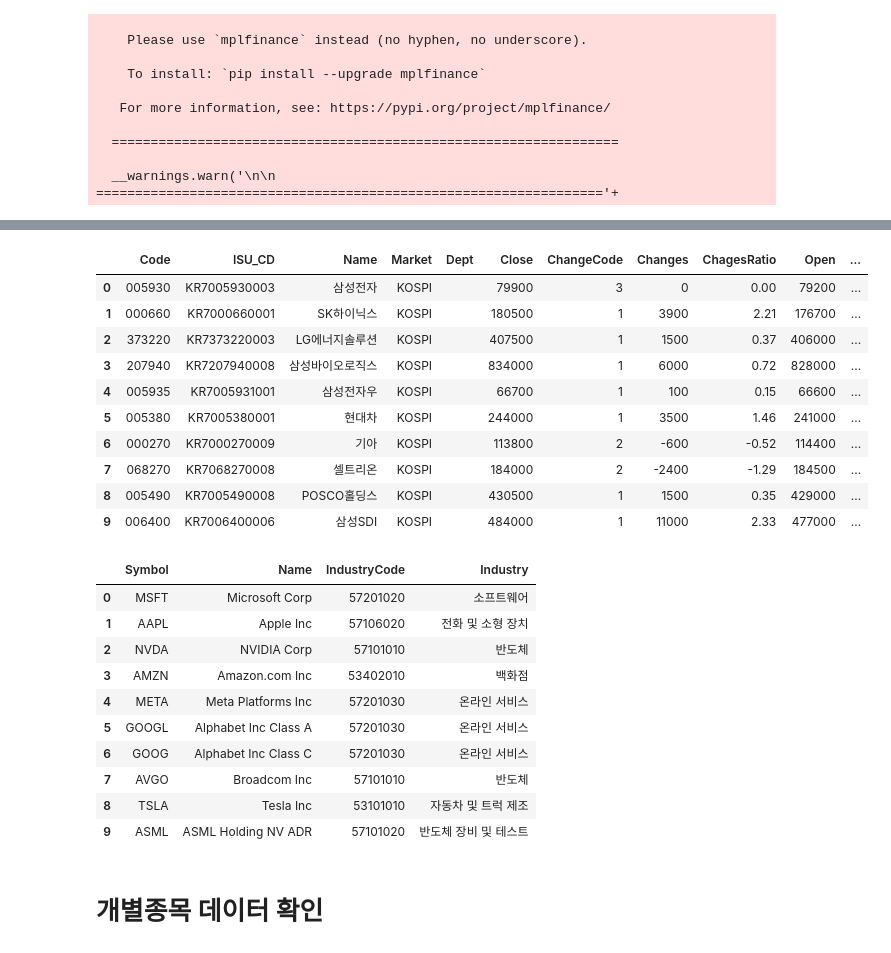
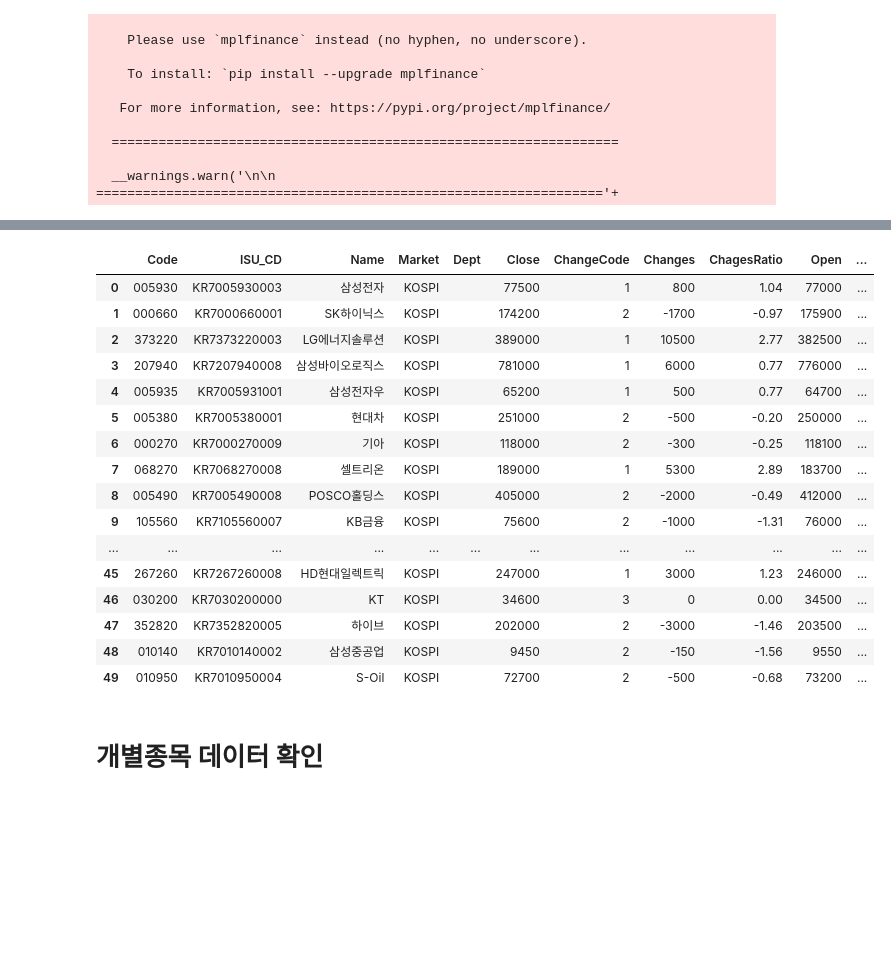
Before and after one commit to iop2000win/Stock_Analysis, a Jupyter notebook: Stock_Analysis.ipynb, the cells around one changed output, grey strips where cells are left out. Drawn from its saved outputs; the diff is of its cells as text; code cells hidden in the pictures; blank space fills up the shorter version.

```diff
--- a/Stock_Analysis.ipynb
+++ b/Stock_Analysis.ipynb
@@ -53,40 +33,35 @@ Successfully installed mplfinance-0.12.10b0
 # %%
 # 코스피 상위 10개 종목 확인
-kospi_list_df = fdr.StockListing('KOSPI')[:10]
+kospi_list_df = fdr.StockListing('KOSPI')[:50]
 display(kospi_list_df)
 
-nasdaq_list_df = fdr.StockListing('NASDAQ')[:10]
-display(nasdaq_list_df)
+# nasdaq_list_df = fdr.StockListing('NASDAQ')[:10]
+# display(nasdaq_list_df)
 
 # 암호화폐의 경우, 종목 리스트 조회 기능은 따로 없는 것 같고,
 # 지원 심볼: ['BTC', 'ETH', 'USDT', 'BNB', 'USDC', 'XRP', 'BUSD', 'ADA', 'SOL', 'DOGE']
 # 위 리스트 데이터만 제공하는 듯 - 대표적인 비트코인, 이더리움, 맆ㄹ 정도만 조회 해보겠음
 
 # 암호화폐의 국내 / 미국 가격 차이를 비교하기 위해선 환율 정보도 필요하므로, 환율 데이터도 로드
 # 환율 심볼: 'USD/KRW'
 # %% [output]
 |  | Code | ISU_CD | Name | Market | Dept | Close | ChangeCode | Changes | ChagesRatio | Open | ... |
-| 0 | 005930 | KR7005930003 | 삼성전자 | KOSPI |  | 79900 | 3 | 0 | 0.00 | 79200 | ... |
-| 1 | 000660 | KR7000660001 | SK하이닉스 | KOSPI |  | 180500 | 1 | 3900 | 2.21 | 176700 | ... |
-| 2 | 373220 | KR7373220003 | LG에너지솔루션 | KOSPI |  | 407500 | 1 | 1500 | 0.37 | 406000 | ... |
-| 3 | 207940 | KR7207940008 | 삼성바이오로직스 | KOSPI |  | 834000 | 1 | 6000 | 0.72 | 828000 | ... |
-| 4 | 005935 | KR7005931001 | 삼성전자우 | KOSPI |  | 66700 | 1 | 100 | 0.15 | 66600 | ... |
-| 5 | 005380 | KR7005380001 | 현대차 | KOSPI |  | 244000 | 1 | 3500 | 1.46 | 241000 | ... |
-| 6 | 000270 | KR7000270009 | 기아 | KOSPI |  | 113800 | 2 | -600 | -0.52 | 114400 | ... |
-| 7 | 068270 | KR7068270008 | 셀트리온 | KOSPI |  | 184000 | 2 | -2400 | -1.29 | 184500 | ... |
-| 8 | 005490 | KR7005490008 | POSCO홀딩스 | KOSPI |  | 430500 | 1 | 1500 | 0.35 | 429000 | ... |
-| 9 | 006400 | KR7006400006 | 삼성SDI | KOSPI |  | 484000 | 1 | 11000 | 2.33 | 477000 | ... |
+| 0 | 005930 | KR7005930003 | 삼성전자 | KOSPI |  | 77500 | 1 | 800 | 1.04 | 77000 | ... |
+| 1 | 000660 | KR7000660001 | SK하이닉스 | KOSPI |  | 174200 | 2 | -1700 | -0.97 | 175900 | ... |
+| 2 | 373220 | KR7373220003 | LG에너지솔루션 | KOSPI |  | 389000 | 1 | 10500 | 2.77 | 382500 | ... |
+| 3 | 207940 | KR7207940008 | 삼성바이오로직스 | KOSPI |  | 781000 | 1 | 6000 | 0.77 | 776000 | ... |
+| 4 | 005935 | KR7005931001 | 삼성전자우 | KOSPI |  | 65200 | 1 | 500 | 0.77 | 64700 | ... |
+| 5 | 005380 | KR7005380001 | 현대차 | KOSPI |  | 251000 | 2 | -500 | -0.20 | 250000 | ... |
+| 6 | 000270 | KR7000270009 | 기아 | KOSPI |  | 118000 | 2 | -300 | -0.25 | 118100 | ... |
+| 7 | 068270 | KR7068270008 | 셀트리온 | KOSPI |  | 189000 | 1 | 5300 | 2.89 | 183700 | ... |
+| 8 | 005490 | KR7005490008 | POSCO홀딩스 | KOSPI |  | 405000 | 2 | -2000 | -0.49 | 412000 | ... |
+| 9 | 105560 | KR7105560007 | KB금융 | KOSPI |  | 75600 | 2 | -1000 | -1.31 | 76000 | ... |
+| ... | ... | ... | ... | ... | ... | ... | ... | ... | ... | ... | ... |
+| 45 | 267260 | KR7267260008 | HD현대일렉트릭 | KOSPI |  | 247000 | 1 | 3000 | 1.23 | 246000 | ... |
+| 46 | 030200 | KR7030200000 | KT | KOSPI |  | 34600 | 3 | 0 | 0.00 | 34500 | ... |
+| 47 | 352820 | KR7352820005 | 하이브 | KOSPI |  | 202000 | 2 | -3000 | -1.46 | 203500 | ... |
+| 48 | 010140 | KR7010140002 | 삼성중공업 | KOSPI |  | 9450 | 2 | -150 | -1.56 | 9550 | ... |
+| 49 | 010950 | KR7010950004 | S-Oil | KOSPI |  | 72700 | 2 | -500 | -0.68 | 73200 | ... |
-|  | Symbol | Name | IndustryCode | Industry |
-| 0 | MSFT | Microsoft Corp | 57201020 | 소프트웨어 |
-| 1 | AAPL | Apple Inc | 57106020 | 전화 및 소형 장치 |
-| 2 | NVDA | NVIDIA Corp | 57101010 | 반도체 |
-| 3 | AMZN | Amazon.com Inc | 53402010 | 백화점 |
-| 4 | META | Meta Platforms Inc | 57201030 | 온라인 서비스 |
-| 5 | GOOGL | Alphabet Inc Class A | 57201030 | 온라인 서비스 |
-| 6 | GOOG | Alphabet Inc Class C | 57201030 | 온라인 서비스 |
-| 7 | AVGO | Broadcom Inc | 57101010 | 반도체 |
-| 8 | TSLA | Tesla Inc | 53101010 | 자동차 및 트럭 제조 |
-| 9 | ASML | ASML Holding NV ADR | 57101020 | 반도체 장비 및 테스트 |
 # %% [markdown]
 # 개별종목 데이터 확인
 # %% [markdown]
```
Also changed, not shown: parts of 7 cells of this notebook.
